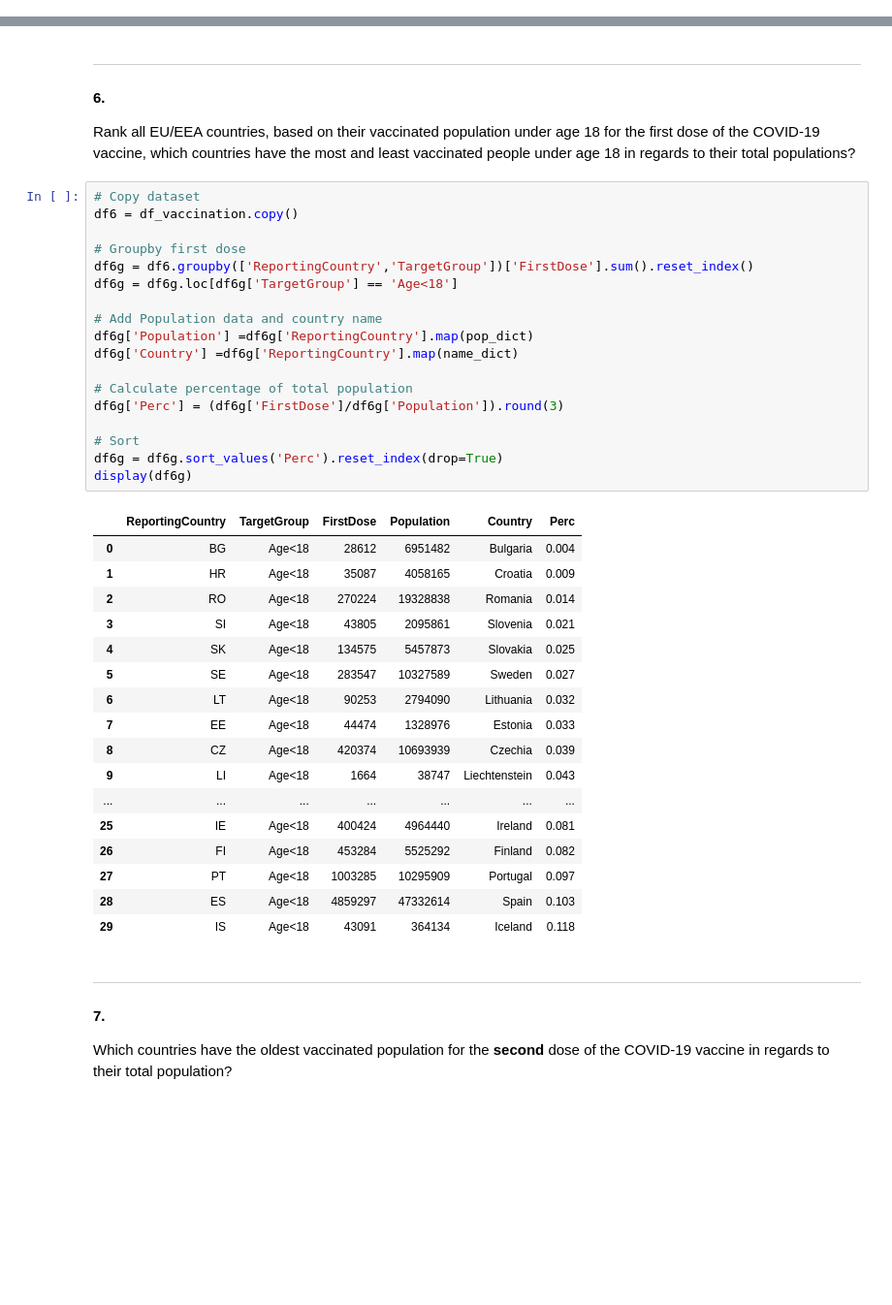
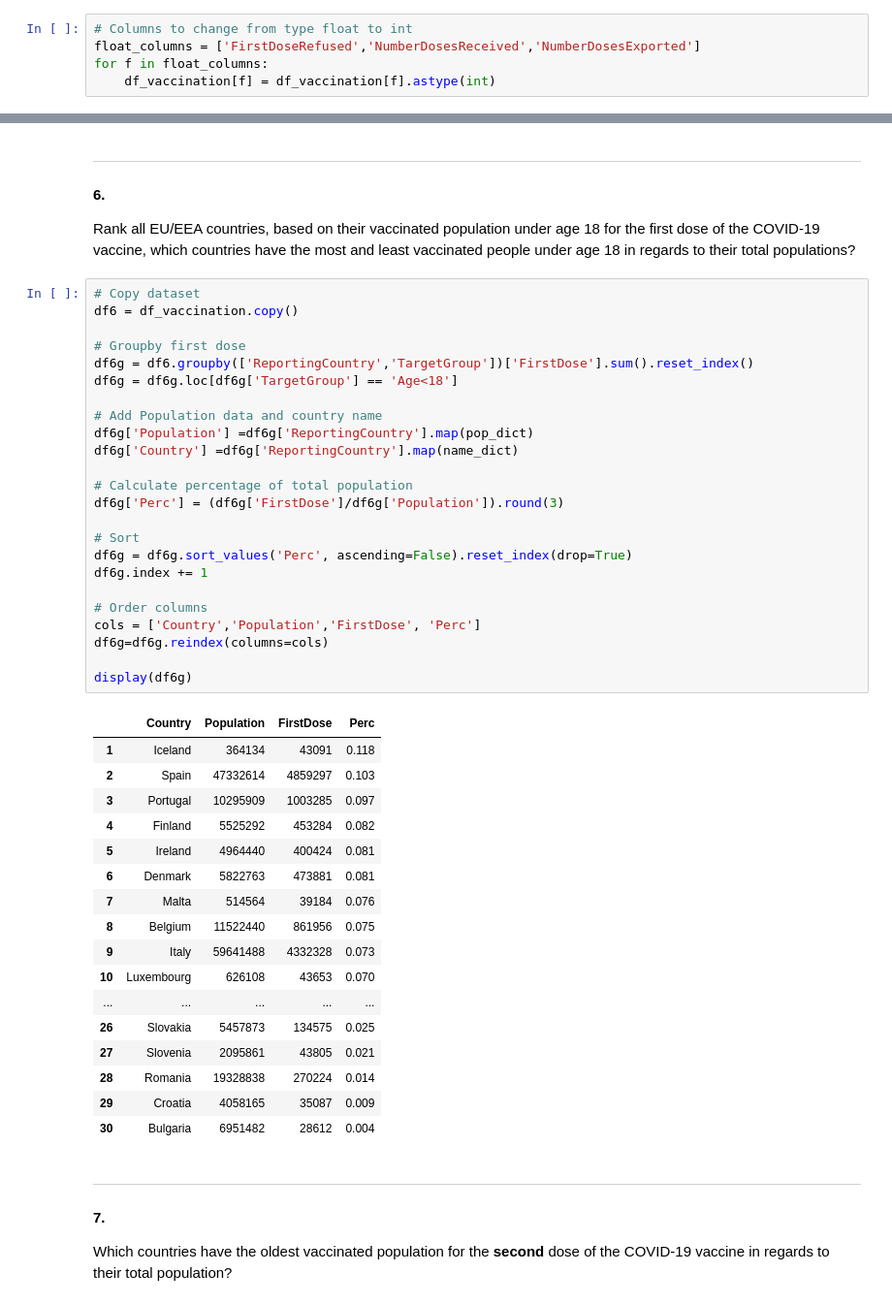
Before and after one commit to Globose/dv1597, a Jupyter notebook: a2/book.ipynb, the cells around one changed output, grey strips where cells are left out. Shown at 97% size. Drawn from its saved outputs; the diff is of its cells as text; blank space fills up the shorter version.

```diff
--- a/a2/book.ipynb
+++ b/a2/book.ipynb
@@ -236,3 +124,8 @@ Add 18+ column
+# %%
+# Columns to change from type float to int
+float_columns = ['FirstDoseRefused','NumberDosesReceived','NumberDosesExported']
+for f in float_columns:
+    df_vaccination[f] = df_vaccination[f].astype(int)
 # %% [markdown]
 ### Part 1
 # %% [markdown]
@@ -465,39 +366,45 @@ Rank all EU/EEA countries, based on their vaccinated population under age 18 for
 # %%
 # Copy dataset
 df6 = df_vaccination.copy()
 
 # Groupby first dose
 df6g = df6.groupby(['ReportingCountry','TargetGroup'])['FirstDose'].sum().reset_index()
 df6g = df6g.loc[df6g['TargetGroup'] == 'Age<18']
 
 # Add Population data and country name
 df6g['Population'] =df6g['ReportingCountry'].map(pop_dict)
 df6g['Country'] =df6g['ReportingCountry'].map(name_dict)
 
 # Calculate percentage of total population
 df6g['Perc'] = (df6g['FirstDose']/df6g['Population']).round(3)
 
 # Sort
-df6g = df6g.sort_values('Perc').reset_index(drop=True)
+df6g = df6g.sort_values('Perc', ascending=False).reset_index(drop=True)
+df6g.index += 1
+
+# Order columns
+cols = ['Country','Population','FirstDose', 'Perc']
+df6g=df6g.reindex(columns=cols)
+
 display(df6g)
 # %% [output]
-|  | ReportingCountry | TargetGroup | FirstDose | Population | Country | Perc |
-| 0 | BG | Age<18 | 28612 | 6951482 | Bulgaria | 0.004 |
-| 1 | HR | Age<18 | 35087 | 4058165 | Croatia | 0.009 |
-| 2 | RO | Age<18 | 270224 | 19328838 | Romania | 0.014 |
-| 3 | SI | Age<18 | 43805 | 2095861 | Slovenia | 0.021 |
-| 4 | SK | Age<18 | 134575 | 5457873 | Slovakia | 0.025 |
-| 5 | SE | Age<18 | 283547 | 10327589 | Sweden | 0.027 |
-| 6 | LT | Age<18 | 90253 | 2794090 | Lithuania | 0.032 |
-| 7 | EE | Age<18 | 44474 | 1328976 | Estonia | 0.033 |
-| 8 | CZ | Age<18 | 420374 | 10693939 | Czechia | 0.039 |
-| 9 | LI | Age<18 | 1664 | 38747 | Liechtenstein | 0.043 |
-| ... | ... | ... | ... | ... | ... | ... |
-| 25 | IE | Age<18 | 400424 | 4964440 | Ireland | 0.081 |
-| 26 | FI | Age<18 | 453284 | 5525292 | Finland | 0.082 |
-| 27 | PT | Age<18 | 1003285 | 10295909 | Portugal | 0.097 |
-| 28 | ES | Age<18 | 4859297 | 47332614 | Spain | 0.103 |
-| 29 | IS | Age<18 | 43091 | 364134 | Iceland | 0.118 |
+|  | Country | Population | FirstDose | Perc |
+| 1 | Iceland | 364134 | 43091 | 0.118 |
+| 2 | Spain | 47332614 | 4859297 | 0.103 |
+| 3 | Portugal | 10295909 | 1003285 | 0.097 |
+| 4 | Finland | 5525292 | 453284 | 0.082 |
+| 5 | Ireland | 4964440 | 400424 | 0.081 |
+| 6 | Denmark | 5822763 | 473881 | 0.081 |
+| 7 | Malta | 514564 | 39184 | 0.076 |
+| 8 | Belgium | 11522440 | 861956 | 0.075 |
+| 9 | Italy | 59641488 | 4332328 | 0.073 |
+| 10 | Luxembourg | 626108 | 43653 | 0.070 |
+| ... | ... | ... | ... | ... |
+| 26 | Slovakia | 5457873 | 134575 | 0.025 |
+| 27 | Slovenia | 2095861 | 43805 | 0.021 |
+| 28 | Romania | 19328838 | 270224 | 0.014 |
+| 29 | Croatia | 4058165 | 35087 | 0.009 |
+| 30 | Bulgaria | 6951482 | 28612 | 0.004 |
 # %% [markdown]
 ***
 #### 7.
```
Also changed, not shown: parts of 30 cells of this notebook, 1 other file.
